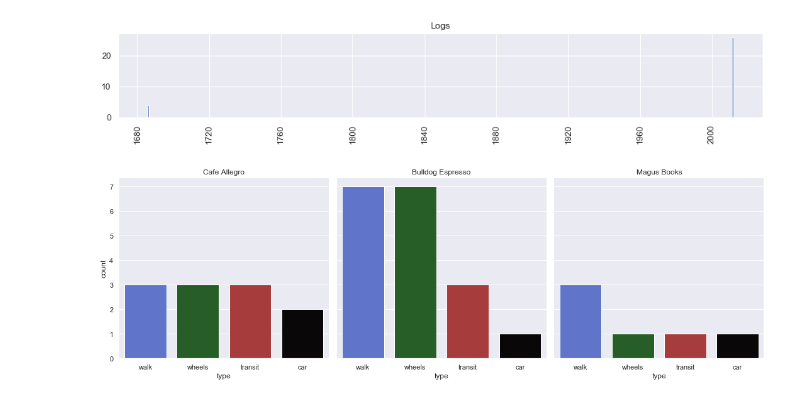
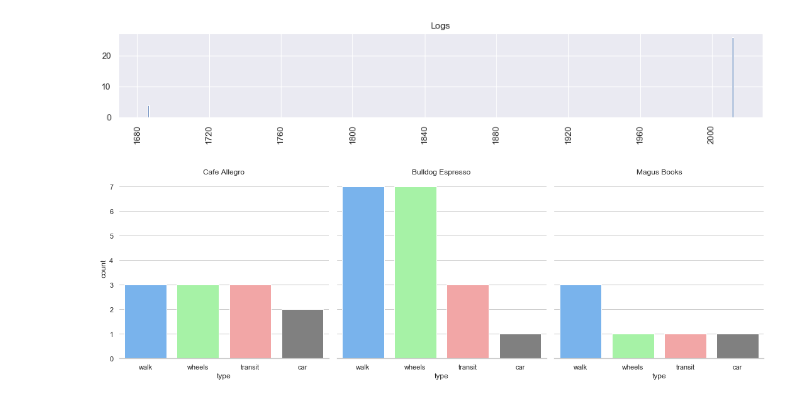
Before and after one commit to modesurvey/dataviz, a Jupyter notebook: pull_from_firebase.ipynb, the cells around one changed output. Saved outputs shown, nothing was run; the diff lists cells and outputs as text; code cells hidden in the pictures.

```diff
--- a/pull_from_firebase.ipynb
+++ b/pull_from_firebase.ipynb
@@ -105,17 +105,18 @@ list_ordering = ["walk", "wheels", 'transit', 'car']
 grouped_data["type"] = pd.Categorical(grouped_data["type"], categories=list_ordering, ordered=True)
 grouped_data["unit"] = grouped_data['unit'].apply(lambda k: unit_translation[k])
 # %%
+sns.set_style("whitegrid")
 # Create an array with the colors you want to use
-colors = ["#2b56ff", "#0c780c", "#db0a07", "#0a0606"]
+colors = ['#66b3ff','#99ff99','#ff9999','#808080']
 # Set your custom color palette
 customPalette = sns.set_palette(sns.color_palette(colors))
 # %%
 g = sns.catplot(x="type", y="count", col="unit",
-                data=grouped_data, saturation=.5,
+                data=grouped_data,
                 kind="bar", aspect=1, palette=customPalette)
 (g.set_xticklabels(["walk", "wheels", "transit", "car"])
     .set_titles("{col_name}")
     .despine(left=True))
 sns.set(font_scale=1)
 # %% [output]
-[figure, old version]
+[figure, new version]
```
Also changed, not shown: parts of 2 cells of this notebook, 1 other file.
